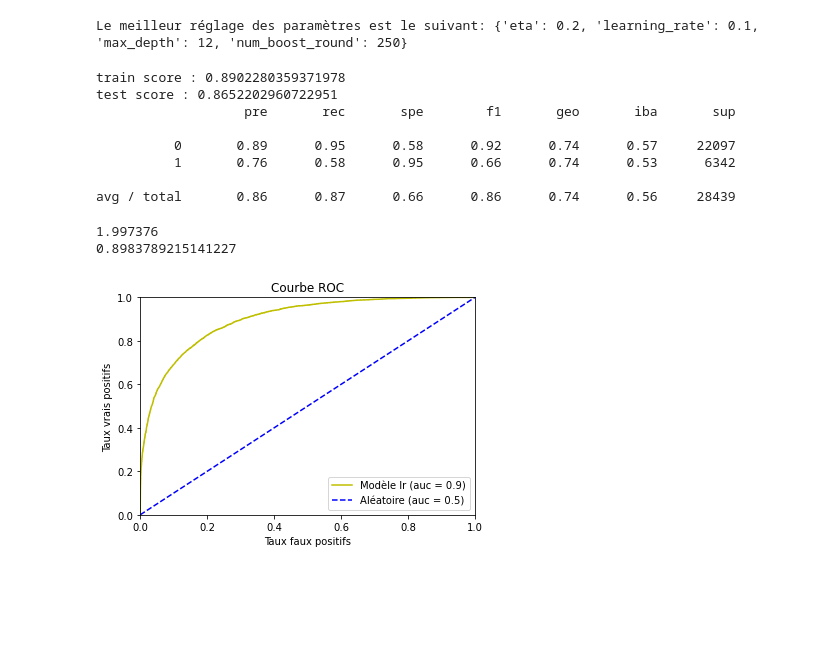
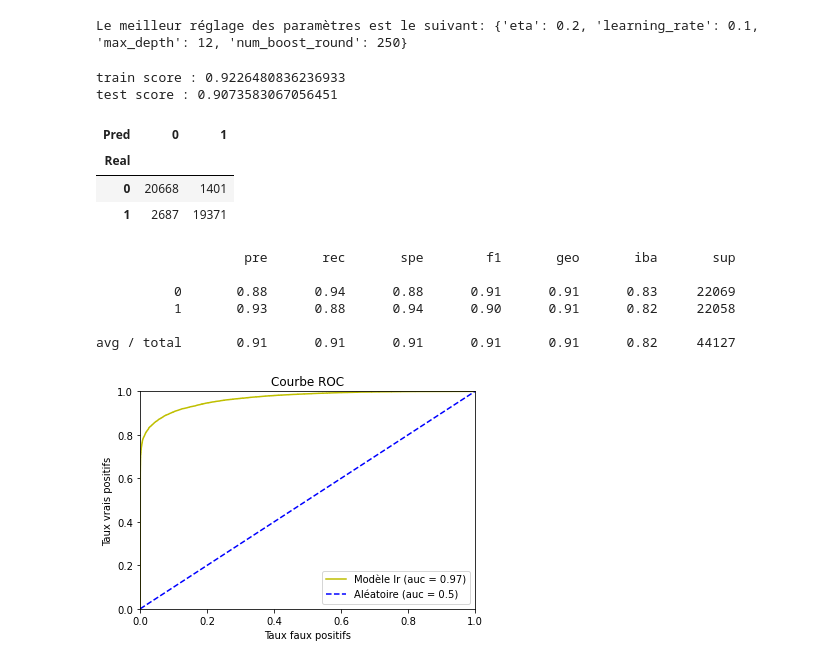
Before and after one commit to Romainpf/RainTomorrw, a Jupyter notebook: fev22_bds_meteo_V4.1.ipynb, the cells around one changed output. Drawn from its saved outputs; the diff is of its cells as text; code cells hidden in the pictures; blank space fills up the shorter version.

```diff
--- a/fev22_bds_meteo_V4.1.ipynb
+++ b/fev22_bds_meteo_V4.1.ipynb
@@ -1175,29 +1213,30 @@ df_mean['RainToday']=df_mean['RainToday'].replace({'No':0,'Yes':1})
 df_mean.drop('Unnamed: 0',axis=1,inplace=True)
 
 #suppression de la colonne 'Date' qui n'a pas d'incidence fondamentale sur le résultat final
-df_mean.drop('Date',axis=1,inplace=True)
+df_mean.drop(['Date','year_month','State'],axis=1,inplace=True)
 
 # création des DataFrame features et target
 features_mean = df_mean.drop('RainTomorrow',axis=1)
 target_mean = df_mean['RainTomorrow']
 
-#Création d'une liste ne contenant le nom des variable de type 'object'
-col_name = list(features_mean.select_dtypes(include='object').columns)
-
-# dichotomisation des variables catégorielle
-features_mean = pd.get_dummies(features_mean, col_name)
-
+# création d'une liste des variable catégorielle
+l = []
+for i in features_mean.columns:
+    if features_mean.dtypes[i]=='O':
+        l.append(i)
+# encoder les variables catégorielle avec la classe LebelEncoder
+la = LabelEncoder()
+for i in l:
+    features_mean[i] = la.fit_transform(features_mean[i])
 # standardisation des valeurs
 scaler = StandardScaler()
-df_num_mean = features_mean.select_dtypes(include="number")
-features_mean[df_num_mean.columns] = scaler.fit_transform(df_num_mean)
+features_mean = scaler.fit_transform(features_mean)
+
+bal = SMOTE()
+features_mean, target_mean = bal.fit_resample(features_mean, target_mean)
 
 # création d'un jeu d'entrainement et de test
-X_train_mean,X_test_mean,y_train_mean,y_test_mean = train_test_split(features_mean,target_mean,test_size=0.2,random_state=789)
-
-# le jeu de données étant déséquilibré nous allons appliqué la méthode d'undersampling
-Rus = RandomUnderSampler()
-X_ru_mean, y_ru_mean = Rus.fit_resample(X_train_mean,y_train_mean)
+X_train_m,X_test_m,y_train_m,y_test_m = train_test_split(features_mean,target_mean,test_size=0.2,random_state=789)
 # %%
 #afin de déterminer les meilleurs paramètres à utiliser dans notre modèle RandomForest nous réalisons un GrisearchCV
 clf_rf = RandomForestClassifier (random_state=789)
@@ -1624,11 +1665,12 @@ print("Le meilleur réglage des paramètres est le suivant:",gridcv.best_params_
 | 71 | {'eta': 0.01, 'learning_rate': 0.... | 0.803329 | 0.002283 |
 Le meilleur réglage des paramètres est le suivant: {'eta': 0.2, 'learning_rate': 0.1, 'max_depth': 12, 'num_boost_round': 250}
 # %%
+import xgboost as xgb
 param = {}
 param['booster'] = 'gbtree'
 param['objective'] = 'binary:logistic'
 param['num_boost_round']=250
-param['scale_pos_weight'] =3
+param['scale_pos_weight'] =6 #ce paramètre permet de prendre en compte le déséquilibre d'une classe sans passer par la technique d'undersampling. Le rapport entre la classe 0 et 1 est 0.78/0.22 soit environ 4
 param['learning_rate ']=0.1
 param["eval_metric"] = "error"
 param['eta'] = 0.2
@@ -1645,46 +1687,45 @@ param['base_score'] = 0.5
 
 
 xgb = xgb.XGBClassifier(params=param,random_state=42)
-xgb.fit(X_train_mean,y_train_mean)
-xgbpreds = xgb.predict(X_test_mean)
-print("train score :", xgb.score(X_train_mean, y_train_mean))
-print("test score :", xgb.score(X_test_mean,y_test_mean))
-print(classification_report_imbalanced(y_test_mean, xgbpreds))
+xgb.fit(X_train_m,y_train_m)
+xgbpreds = xgb.predict(X_test_m)
 # %%
-print("train score :", xgb.score(X_train_mean, y_train_mean))
-print("test score :", xgb.score(X_test_mean,y_test_mean))
-print(classification_report_imbalanced(y_test_mean, xgbpreds))
+print("train score :", xgb.score(X_train_m, y_train_m))
+print("test score :", xgb.score(X_test_m,y_test_m))
+cm = pd.crosstab(y_test_m, xgbpreds, rownames = ['Real'], colnames = ['Pred'])
+display(cm)
+print(classification_report_imbalanced(y_test_m, xgbpreds))
 # %% [output]
-train score : 0.8902280359371978
-test score : 0.8652202960722951
-                   pre       rec       spe        f1       geo       iba       sup
-
-          0       0.89      0.95      0.58      0.92      0.74      0.57     22097
-          1       0.76      0.58      0.95      0.66      0.74      0.53      6342
-
-avg / total       0.86      0.87      0.66      0.86      0.74      0.56     28439
+train score : 0.9226480836236933
+test score : 0.9073583067056451
+| Pred | 0 | 1 |
+| Real |  |  |
+| 0 | 20668 | 1401 |
+| 1 | 2687 | 19371 |
+                   pre       rec       spe        f1       geo       iba       sup
+
+          0       0.88      0.94      0.88      0.91      0.91      0.83     22069
+          1       0.93      0.88      0.94      0.90      0.91      0.82     22058
+
+avg / total       0.91      0.91      0.91      0.91      0.91      0.82     44127
 # %%
 # ROC_curves
-probs = xgb.predict_proba(X_test_mean)
-fpr,tpr,seuils = roc_curve(y_test_mean, probs[:,1], pos_label = 1)
+probs = xgb.predict_proba(X_test_m)
+fpr,tpr,seuils = roc_curve(y_test_m, probs[:,1], pos_label = 1)
 roc_auc = auc(fpr,tpr)
 
-print(seuils[0])
-print(roc_auc)
 
 fig = plt.figure(figsize=(6,4))
 
 ax = fig.add_subplot(111)
 
 ax.plot(fpr,tpr, 'y-', label = ('Modèle lr (auc = ' + str(round(roc_auc,2)) + ')'))
 ax.plot([0,1],[0,1], 'b--', label = 'Aléatoire (auc = 0.5)')
 ax.set_xlim(0,1)
 ax.set_ylim(0,1)
 ax.set_xlabel("Taux faux positifs")
 ax.set_ylabel("Taux vrais positifs")
 ax.set_title("Courbe ROC")
 ax.legend(loc = "lower right");
 # %% [output]
-1.997376
-0.8983789215141227
-[figure, old version]
+[figure, new version]
```
Also changed, not shown: parts of 11 cells of this notebook.
